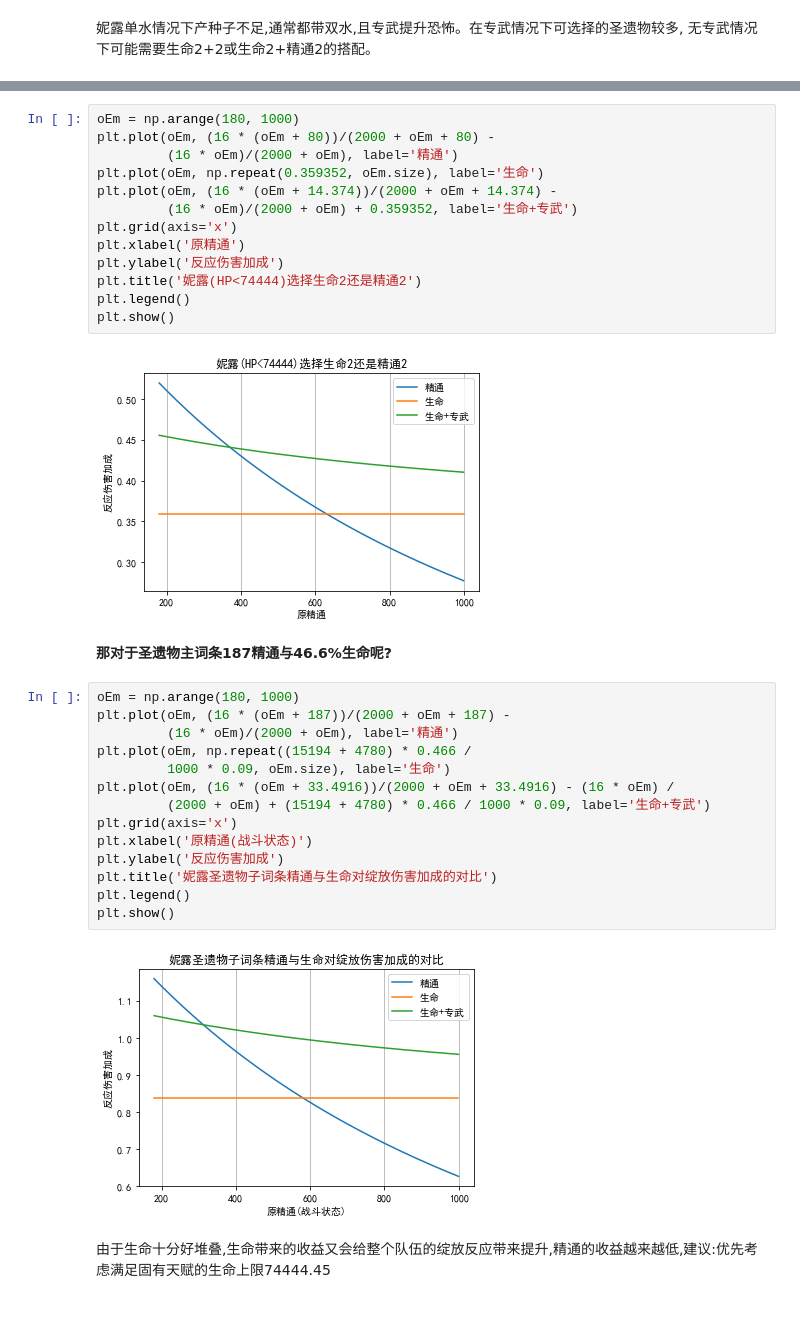
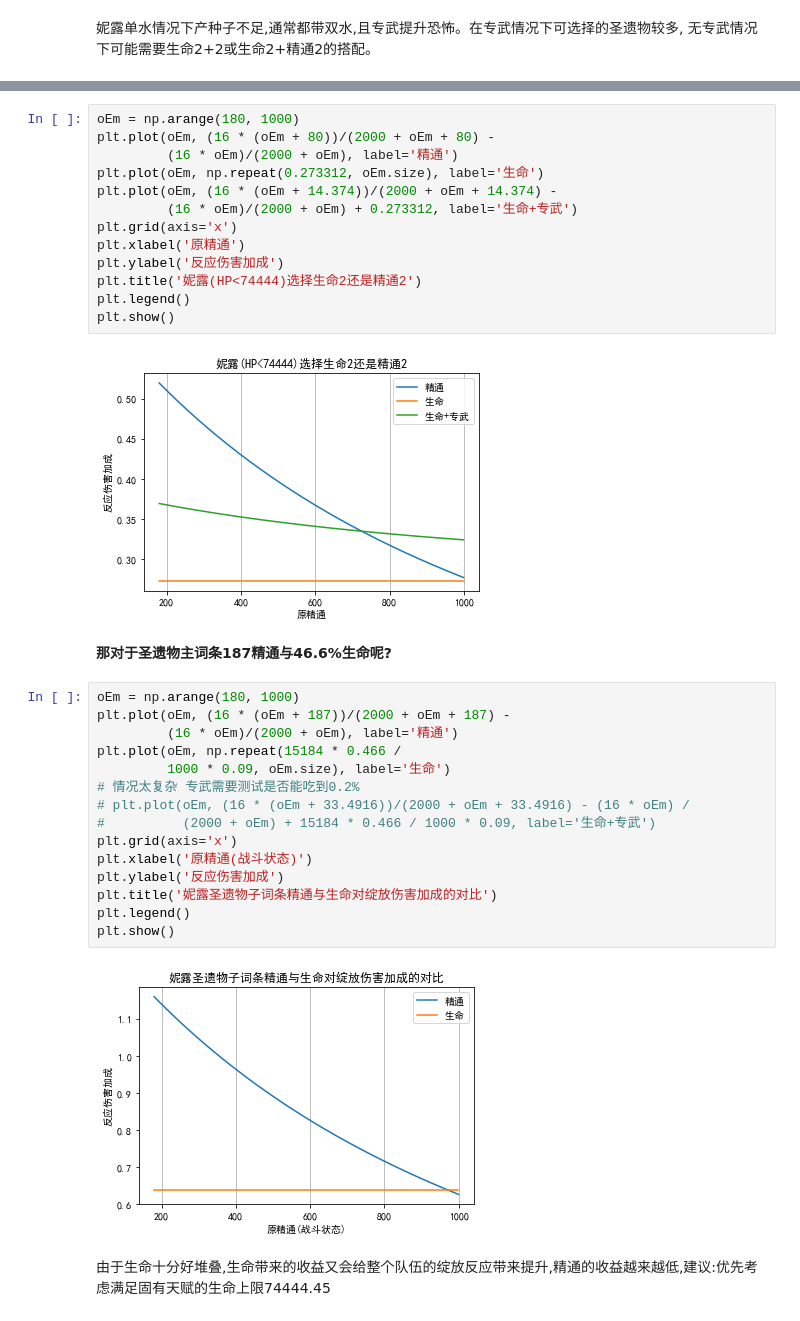
Before and after one commit to muedsa/mihoyo-lab-notebook, a Jupyter notebook: genshin-impact/bloom-reactions.ipynb, the cells around one changed output, grey strips where cells are left out. Drawn from its saved outputs; the diff is of its cells as text.

```diff
--- a/genshin-impact/bloom-reactions.ipynb
+++ b/genshin-impact/bloom-reactions.ipynb
@@ -347,9 +349,9 @@ $$\begin{split}
 oEm = np.arange(180, 1000)
 plt.plot(oEm, (16 * (oEm + 80))/(2000 + oEm + 80) -
          (16 * oEm)/(2000 + oEm), label='精通')
-plt.plot(oEm, np.repeat(0.359352, oEm.size), label='生命')
+plt.plot(oEm, np.repeat(0.273312, oEm.size), label='生命')
 plt.plot(oEm, (16 * (oEm + 14.374))/(2000 + oEm + 14.374) -
-         (16 * oEm)/(2000 + oEm) + 0.359352, label='生命+专武')
+         (16 * oEm)/(2000 + oEm) + 0.273312, label='生命+专武')
 plt.grid(axis='x')
 plt.xlabel('原精通')
 plt.ylabel('反应伤害加成')
@@ -357,25 +359,26 @@ plt.title('妮露(HP<74444)选择生命2还是精通2')
 plt.legend()
 plt.show()
 # %% [output]
-[figure, old version]
+[figure, new version]
 # %% [markdown]
 **那对于圣遗物主词条187精通与46.6%生命呢?**
 # %%
 oEm = np.arange(180, 1000)
 plt.plot(oEm, (16 * (oEm + 187))/(2000 + oEm + 187) -
          (16 * oEm)/(2000 + oEm), label='精通')
-plt.plot(oEm, np.repeat((15194 + 4780) * 0.466 /
+plt.plot(oEm, np.repeat(15184 * 0.466 /
          1000 * 0.09, oEm.size), label='生命')
-plt.plot(oEm, (16 * (oEm + 33.4916))/(2000 + oEm + 33.4916) - (16 * oEm) /
-         (2000 + oEm) + (15194 + 4780) * 0.466 / 1000 * 0.09, label='生命+专武')
+# 情况太复杂 专武需要测试是否能吃到0.2%
+# plt.plot(oEm, (16 * (oEm + 33.4916))/(2000 + oEm + 33.4916) - (16 * oEm) /
+#          (2000 + oEm) + 15184 * 0.466 / 1000 * 0.09, label='生命+专武')
 plt.grid(axis='x')
 plt.xlabel('原精通(战斗状态)')
 plt.ylabel('反应伤害加成')
 plt.title('妮露圣遗物子词条精通与生命对绽放伤害加成的对比')
 plt.legend()
 plt.show()
 # %% [output]
-[figure, old version]
+[figure, new version]
 # %% [markdown]
 由于生命十分好堆叠,生命带来的收益又会给整个队伍的绽放反应带来提升,精通的收益越来越低,建议:优先考虑满足固有天赋的生命上限74444.45
 # %% [markdown]
```
Also changed, not shown: parts of 17 cells of this notebook, 2 other files.
